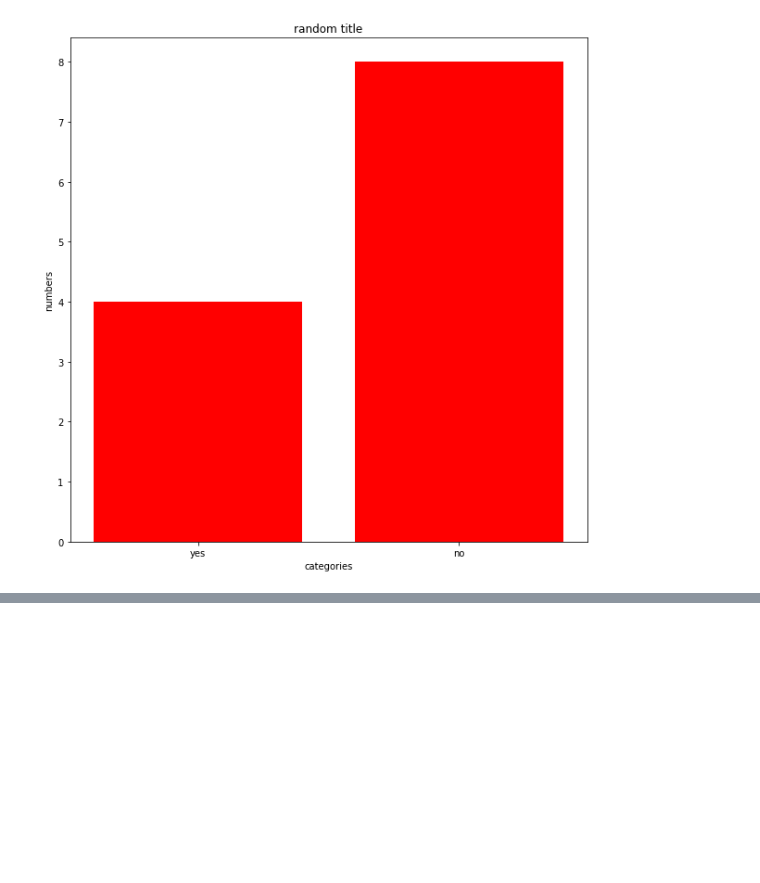
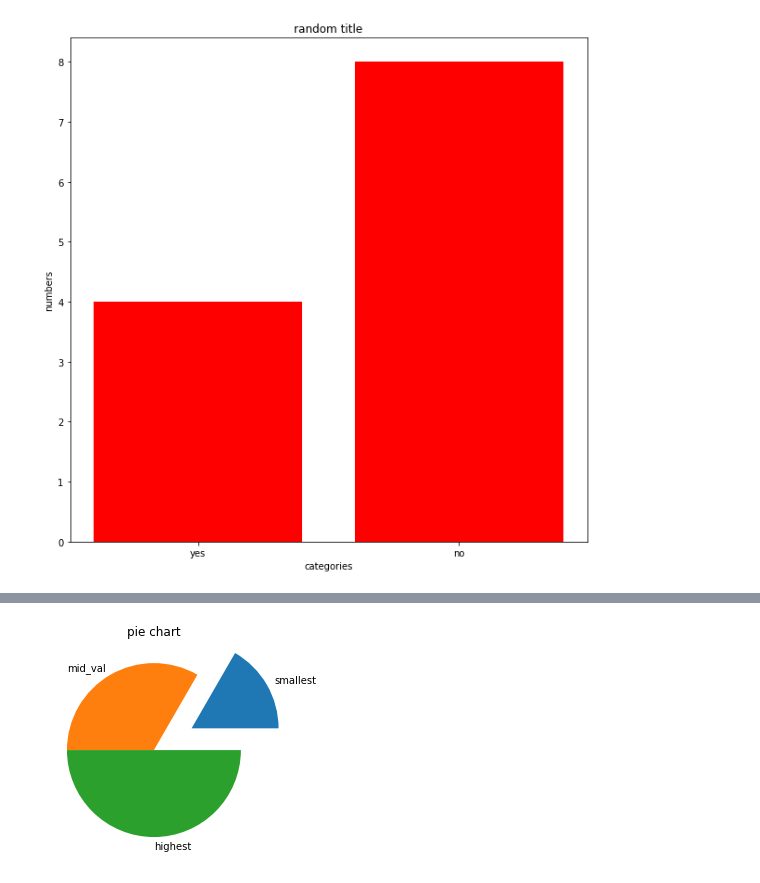
Before and after one commit to jagadeesh-gajula/code-sharing-repo, a Jupyter notebook: data visualization _ .ipynb, the cells around one changed output, grey strips where cells are left out. Drawn from its saved outputs; the diff is of its cells as text; code cells hidden in the pictures; blank space fills up the shorter version.

```diff
--- a/data visualization _ .ipynb
+++ b/data visualization _ .ipynb
@@ -20,0 +61,6 @@ plt.show()
+# %%
+plt.title("pie chart")
+plt.pie([10,20,30],labels=['smallest',"mid_val","highest"],explode=[0.5,0,0])
+plt.show()
+# %% [output]
+[figure, added]
```
Also changed, not shown: parts of 12 cells of this notebook.
